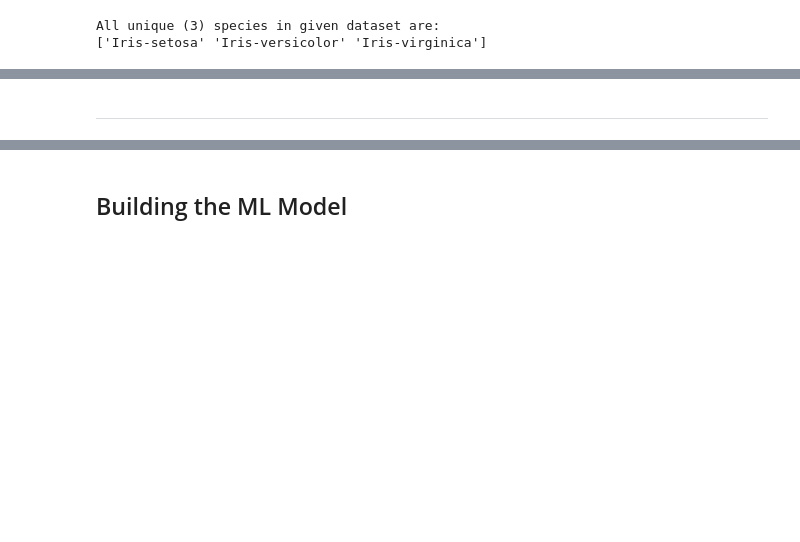
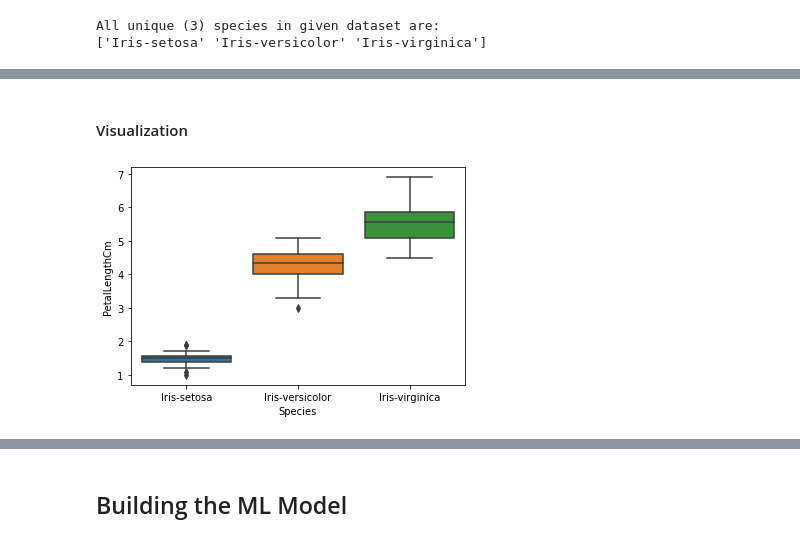
Before and after one commit to ravi-prakash1907/The-Spark-Foundation-Tasks, a Jupyter notebook: Task2/task2.ipynb, the cells around one changed output, grey strips where cells are left out. Drawn from its saved outputs; the diff is of its cells as text; code cells hidden in the pictures; blank space fills up the shorter version.

```diff
--- a/Task2/task2.ipynb
+++ b/Task2/task2.ipynb
@@ -59,3 +61,6 @@ Species          0
 dtype: int64
 # %% [markdown]
 _**So, there is no null value in the given dataset**_
+# %%
+iris = data.drop(['Id'], axis=1)
+iris.tail()
@@ -103,2 +108,7 @@ ValueError: ignored
 # %% [markdown]
----
+#### Visualization
+# %%
+sns.boxplot(x="Species",y="PetalLengthCm",data=iris)
+plt.show()
+# %% [output]
+[figure, added]
```
Also changed, not shown: parts of 37 cells of this notebook.
